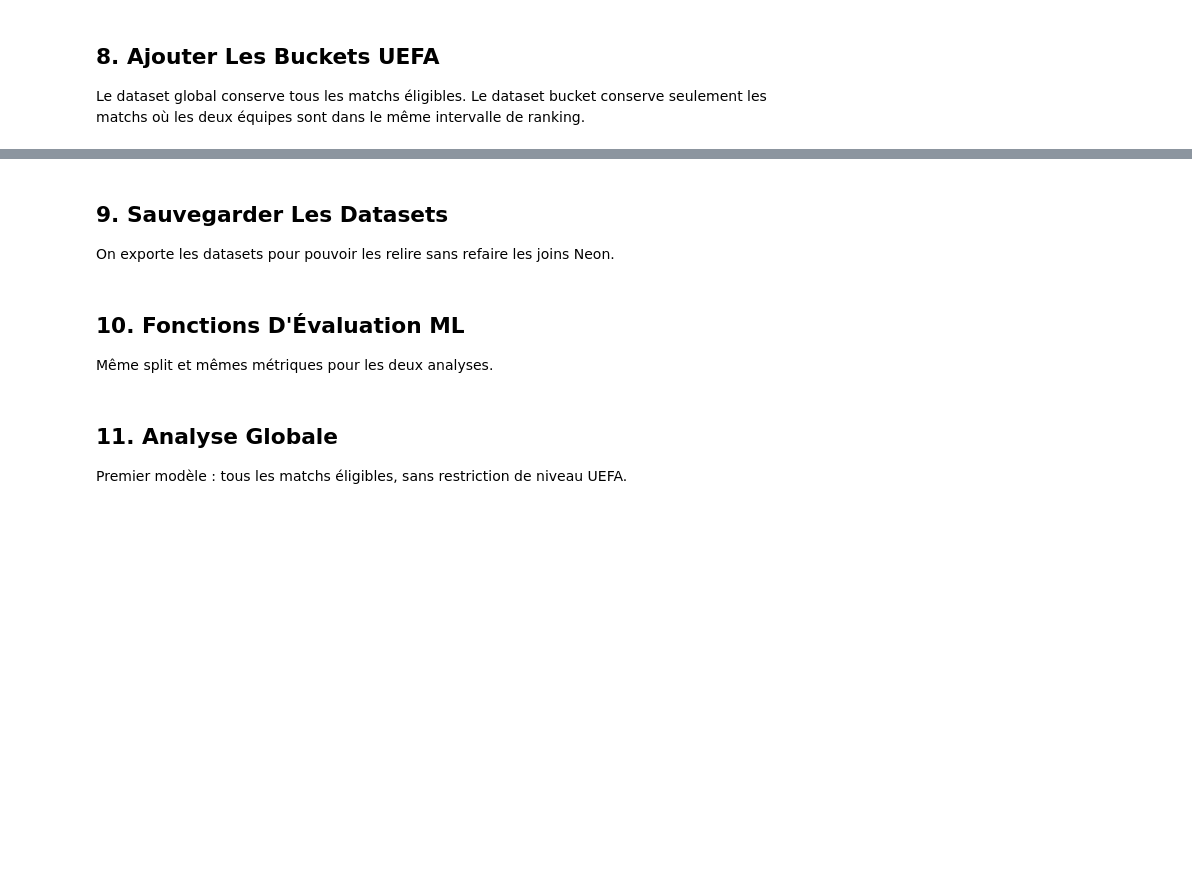
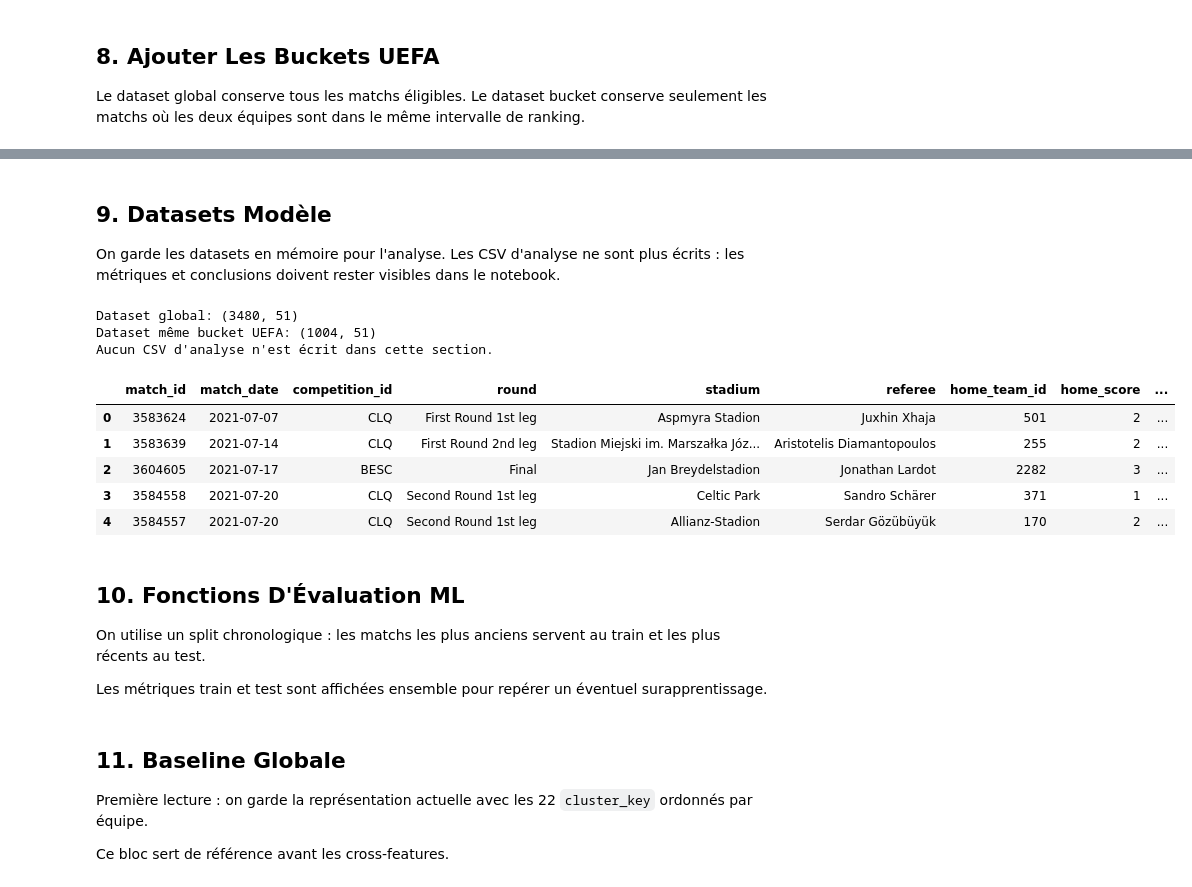
Before and after one commit to kinpintouche-star/football-predictor, a Jupyter notebook: match_outcome_from_clusters.ipynb, the cells around one changed output, grey strips where cells are left out. Drawn from its saved outputs; the diff is of its cells as text; code cells hidden in the pictures; blank space fills up the shorter version.

```diff
--- a/match_outcome_from_clusters.ipynb
+++ b/match_outcome_from_clusters.ipynb
@@ -574,20 +701,27 @@ display(match_cluster_dataset_same_rank_bucket_df["target_result"].value_counts(
 # %% [markdown]
-## 9. Sauvegarder Les Datasets
+## 9. Datasets Modèle
 
-On exporte les datasets pour pouvoir les relire sans refaire les joins Neon.
+On garde les datasets en mémoire pour l'analyse. Les CSV d'analyse ne sont plus écrits : les métriques et conclusions doivent rester visibles dans le notebook.
 # %%
-match_cluster_dataset_all_df.to_csv(OUTPUT_DIR / "match_cluster_dataset_all.csv", index=False)
-match_cluster_dataset_same_rank_bucket_df.to_csv(
-    OUTPUT_DIR / "match_cluster_dataset_same_rank_bucket.csv",
-    index=False,
-)
-team_rank_mapping_df.to_csv(OUTPUT_DIR / "team_rank_mapping_df.csv", index=False)
-unmapped_teams_df.to_csv(OUTPUT_DIR / "unmapped_ranking_teams_df.csv", index=False)
-cluster_key_control_df.to_csv(OUTPUT_DIR / "match_cluster_key_control_df.csv", index=False)
+print("Dataset global:", match_cluster_dataset_all_df.shape)
+print("Dataset même bucket UEFA:", match_cluster_dataset_same_rank_bucket_df.shape)
+print("Aucun CSV d'analyse n'est écrit dans cette section.")
 
-print("Exports datasets écrits dans", OUTPUT_DIR)
+display(match_cluster_dataset_all_df.head())
+# %% [output]
+Dataset global: (3480, 51)
+Dataset même bucket UEFA: (1004, 51)
+Aucun CSV d'analyse n'est écrit dans cette section.
+|  | match_id | match_date | competition_id | round | stadium | referee | home_team_id | home_score | ... |
+| 0 | 3583624 | 2021-07-07 | CLQ | First Round 1st leg | Aspmyra Stadion | Juxhin Xhaja | 501 | 2 | ... |
+| 1 | 3583639 | 2021-07-14 | CLQ | First Round 2nd leg | Stadion Miejski im. Marszałka Józ... | Aristotelis Diamantopoulos | 255 | 2 | ... |
+| 2 | 3604605 | 2021-07-17 | BESC | Final | Jan Breydelstadion | Jonathan Lardot | 2282 | 3 | ... |
+| 3 | 3584558 | 2021-07-20 | CLQ | Second Round 1st leg | Celtic Park | Sandro Schärer | 371 | 1 | ... |
+| 4 | 3584557 | 2021-07-20 | CLQ | Second Round 1st leg | Allianz-Stadion | Serdar Gözübüyük | 170 | 2 | ... |
 # %% [markdown]
 ## 10. Fonctions D'Évaluation ML
 
-Même split et mêmes métriques pour les deux analyses.
+On utilise un split chronologique : les matchs les plus anciens servent au train et les plus récents au test.
+
+Les métriques train et test sont affichées ensemble pour repérer un éventuel surapprentissage.
 # %%
@@ -683,5 +847,7 @@ def evaluate_dataset(dataset_name, dataset_df):
 # %% [markdown]
-## 11. Analyse Globale
+## 11. Baseline Globale
 
-Premier modèle : tous les matchs éligibles, sans restriction de niveau UEFA.
+Première lecture : on garde la représentation actuelle avec les 22 `cluster_key` ordonnés par équipe.
+
+Ce bloc sert de référence avant les cross-features.
 # %%
```
Also changed, not shown: parts of 43 cells of this notebook, 2 other files.
